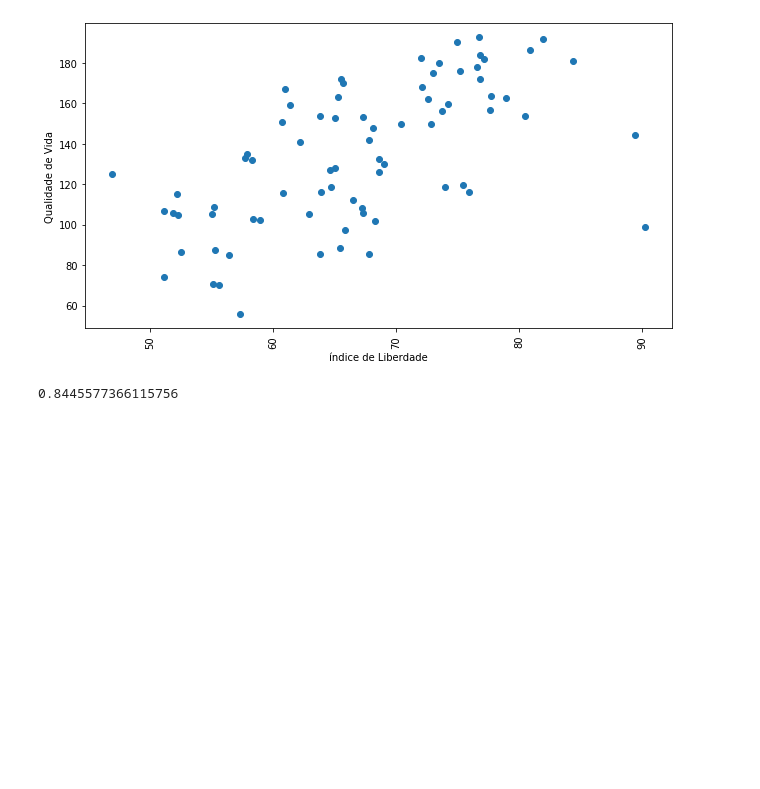
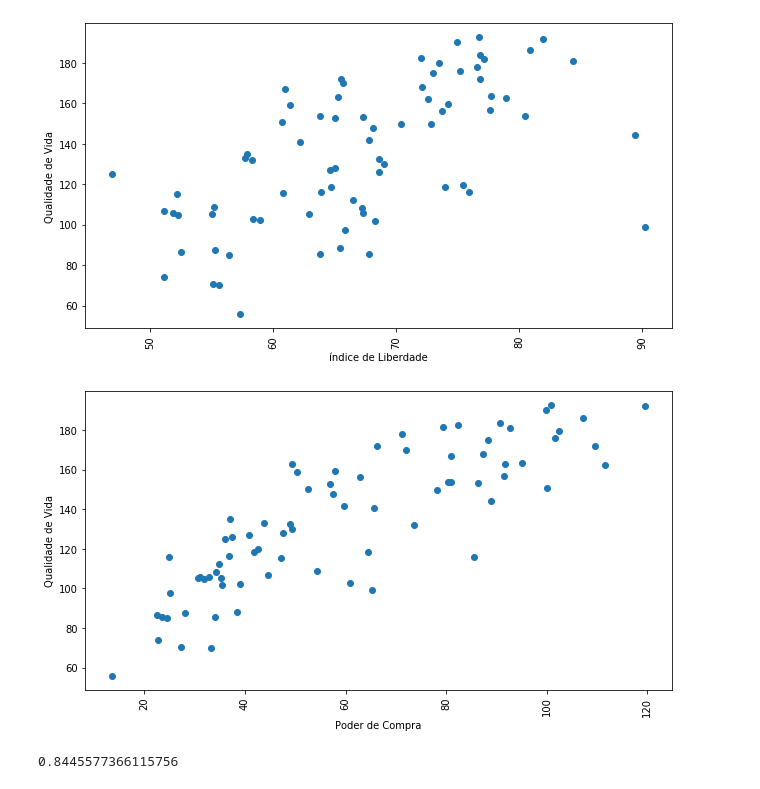
Before and after one commit to otaviobertucini/Machine-Learning-Algorithms, a Jupyter notebook: files/World_Data/freedomXquality.ipynb, the cells around one changed output. Drawn from its saved outputs; the diff is of its cells as text; code cells hidden in the pictures; blank space fills up the shorter version.

Commit message:
Power purchase x quality.

```diff
--- a/files/World_Data/freedomXquality.ipynb
+++ b/files/World_Data/freedomXquality.ipynb
@@ -115,6 +115,20 @@ plt.savefig("freedomXquality.png")
 plt.show()
 # %% [output]
 [figure]
+# %%
+data = data.sort_values(['Purchasing Power Index'])
+# %%
+plt.figure(figsize=(9, 5))
+plt.scatter(data['Purchasing Power Index'], data['Quality of Life Index'])
+# plt.plot(data['Score'], predict[0])
+plt.ylabel('Qualidade de Vida')
+plt.xlabel('Poder de Compra')
+plt.xticks(rotation=90)
+plt.tight_layout()
+plt.savefig("powerXquality.png")
+plt.show()
+# %% [output]
+[figure, added]
 # %%
 data['Purchasing Power Index'].corr(data['Quality of Life Index'])
 # %% [output]
```
Also changed, not shown: parts of 3 cells of this notebook.
